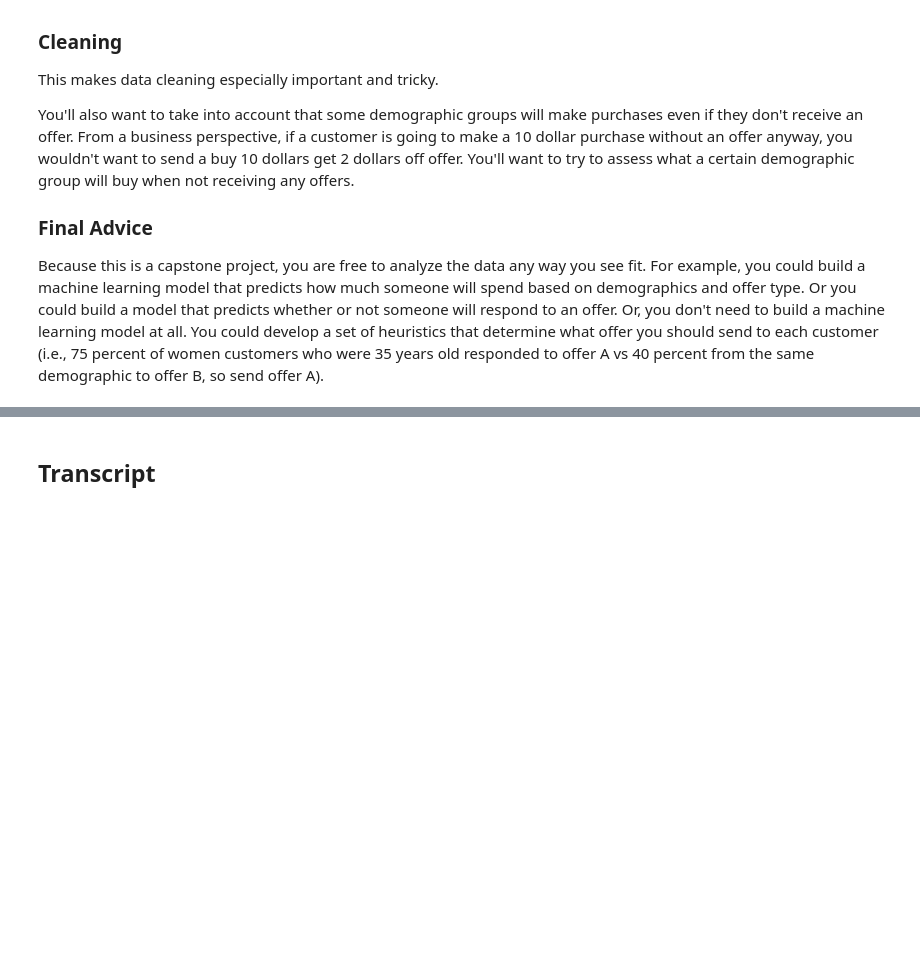
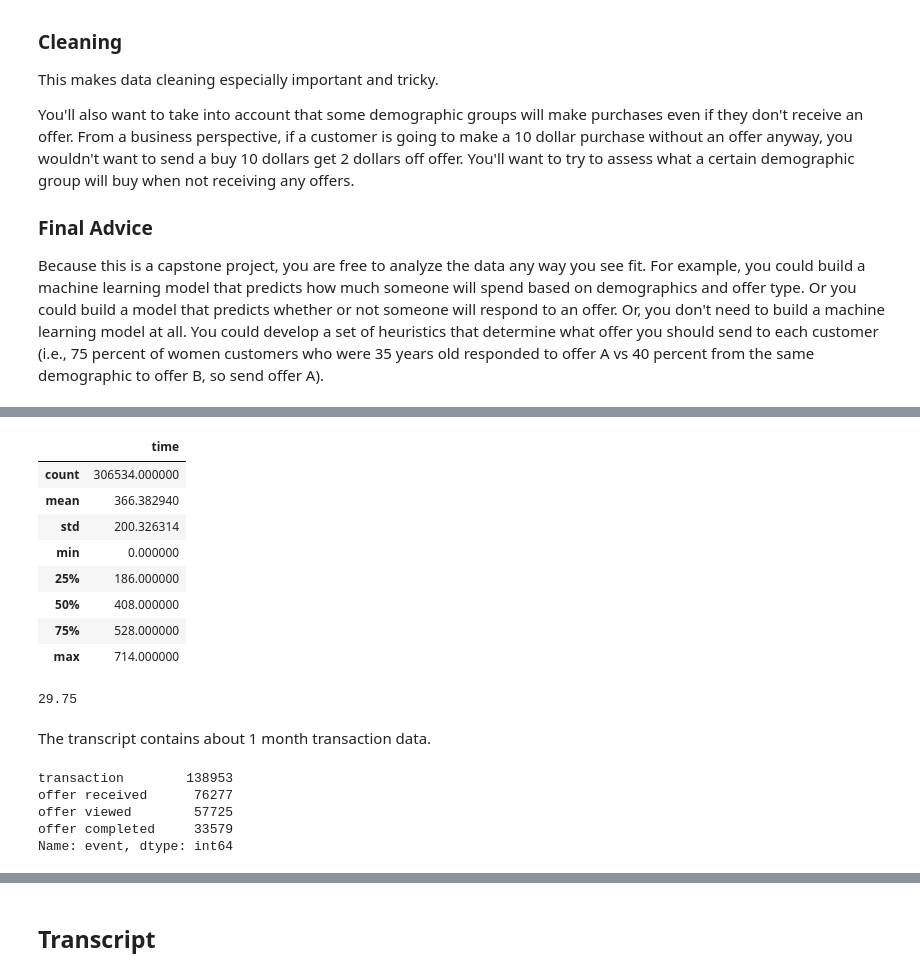
Before and after one commit to Mendy5/Udacity_Project_Capstone, a Jupyter notebook: Starbucks_Capstone_Notebook_v2.ipynb, the cells around one changed output, grey strips where cells are left out. Saved outputs shown, nothing was run; the diff lists cells and outputs as text; code cells hidden in the pictures; blank space fills up the shorter version.

```diff
--- a/Starbucks_Capstone_Notebook_v2.ipynb
+++ b/Starbucks_Capstone_Notebook_v2.ipynb
@@ -96,0 +128,18 @@ transcript = pd.read_json('data/transcript.json', orient='records', lines=True)
+# %%
+transcript.describe()
+# %% [output]
+|  | time |
+| count | 306534.000000 |
+| mean | 366.382940 |
+| std | 200.326314 |
+| min | 0.000000 |
+| 25% | 186.000000 |
+| 50% | 408.000000 |
+| 75% | 528.000000 |
+| max | 714.000000 |
+# %%
+714/24
+# %% [output]
+29.75
+# %% [markdown]
+The transcript contains about 1 month transaction data.
@@ -96,0 +161,8 @@ transcript = pd.read_json('data/transcript.json', orient='records', lines=True)
+# %%
+check_value_counts(transcript, "event")
+# %% [output]
+transaction        138953
+offer received      76277
+offer viewed        57725
+offer completed     33579
+Name: event, dtype: int64
```
Also changed, not shown: parts of 47 cells of this notebook.
